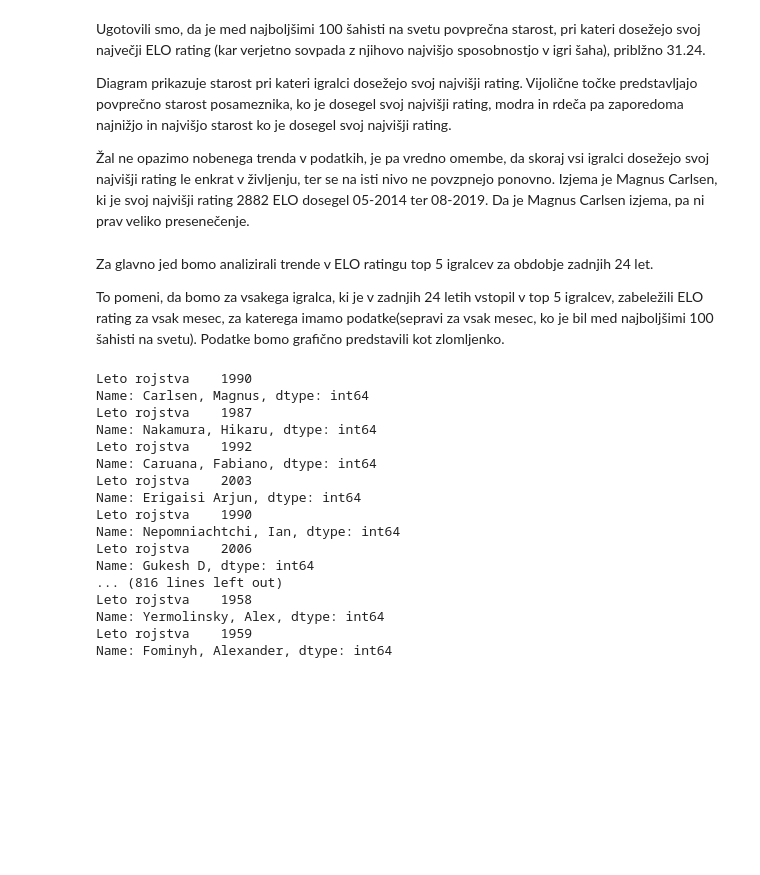
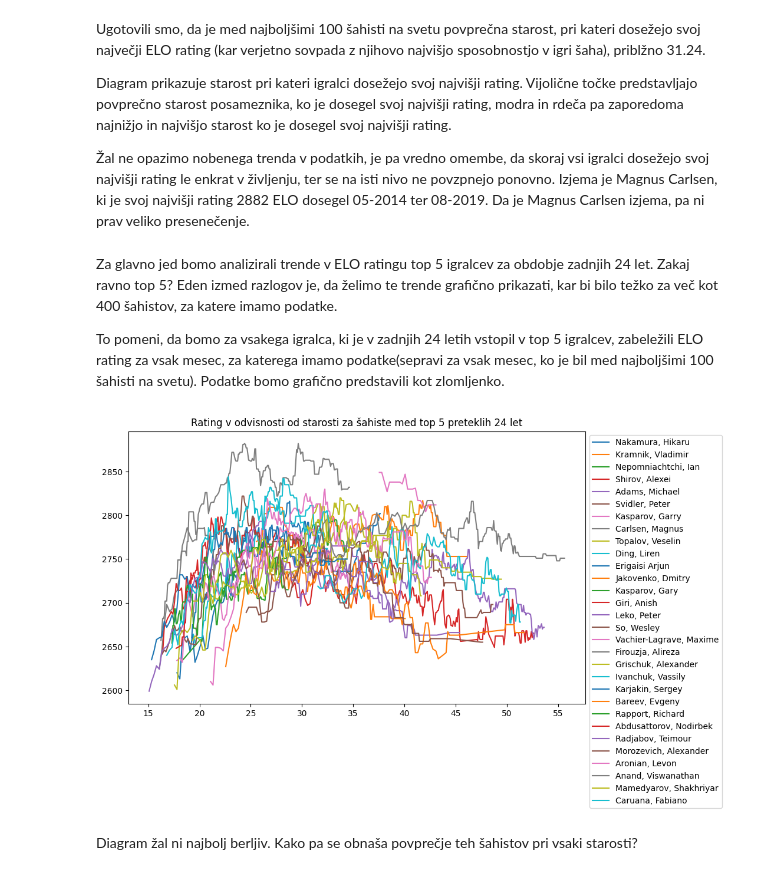
Before and after one commit to HugoTrebse/UVP-projektna-naloga, a Jupyter notebook: analiza.ipynb, the cells around one changed output. Drawn from its saved outputs; the diff is of its cells as text; code cells hidden in the pictures; blank space fills up the shorter version.

```diff
--- a/analiza.ipynb
+++ b/analiza.ipynb
@@ -114,66 +114,61 @@ Diagram prikazuje starost pri kateri igralci dosežejo svoj najvišji rating. Vi
 
 Žal ne opazimo nobenega trenda v podatkih, je pa vredno omembe, da skoraj vsi igralci dosežejo svoj najvišji rating le enkrat v življenju, ter se na isti nivo ne povzpnejo ponovno. Izjema je Magnus Carlsen, ki je svoj najvišji rating 2882 ELO dosegel 05-2014 ter 08-2019. Da je Magnus Carlsen izjema, pa ni prav veliko presenečenje.
 # %% [markdown]
-Za glavno jed bomo analizirali trende v ELO ratingu top 5 igralcev za obdobje zadnjih 24 let.
+Za glavno jed bomo analizirali trende v ELO ratingu top 5 igralcev za obdobje zadnjih 24 let. Zakaj ravno top 5? Eden izmed razlogov je, da želimo te trende grafično prikazati, kar bi bilo težko za več kot 400 šahistov, za katere imamo podatke.
 
 To pomeni, da bomo za vsakega igralca, ki je v zadnjih 24 letih vstopil v top 5 igralcev, zabeležili ELO rating za vsak mesec, za katerega imamo podatke(sepravi za vsak mesec, ko je bil med najboljšimi 100 šahisti na svetu). Podatke bomo grafično predstavili kot zlomljenko.
 # %%
 #Ustvarimo linearno urejenost na datumih
 def datum_to_float(datum):
     mesec = int(datum[0:2])
     leto = int(datum[3:])
     multiplier = 0.08
     return leto + mesec * multiplier
 
 def float_to_datum(float):
     leto = int(float)
     mesec = round((float - leto) * 12.5)
     return f'{mesec}-{leto}'
 
-#Napišimo program, ki zbere vse šahiste, ki so bili v top 5
-sahisti_v_top_5 = set()
-sahisti = pd.read_csv(os.path.join(pot_shallow, 'sahisti'), index_col= 'Ime')
+def datum_to_age_float(datum, age):
+    mesec = int(datum[0:2])
+    leto = int(datum[3:])
+    multiplier = 0.08
+    return leto + mesec * multiplier - age
 
-for sahist in sahisti.iterrows():
-    ime_sahista = sahist[0]
-    leto_rojstva = sahist[1]
-    print
-    print(ime_sahista, leto_rojstva)
-    if sahist == 'Leto rojstva\'' or sahist == 'Leto rojstva':
-        pass
-    else:
-        podatki = pd.read_csv(os.path.join(pot, ime_sahista.replace(' ', '_')))
-        for indeks, vrstica in podatki.iterrows():
-            if vrstica['rank'] < 6:
-                sahisti_v_top_5.add(ime_sahista)
+#Napišimo program, ki zbere vse šahiste, ki so bili v top k-mestih
+def podatki_top_nekaj(k):
+    sahisti_v_top_nekaj = set()
+    sahisti = pd.read_csv(os.path.join(pot_shallow, 'sahisti'), index_col= 'Ime')
+
+    for ime, vrstica1 in sahisti.iterrows():
+        if sahist == 'Leto rojstva\'' or sahist == 'Leto rojstva':
+            pass
+        else:
+            podatki = pd.read_csv(os.path.join(pot, ime.replace(' ', '_')))
+            for indeks, vrstica2 in podatki.iterrows():
+                if vrstica2['rank'] <= k:
+                    sahisti_v_top_nekaj.add((ime, int(vrstica1['Leto rojstva'])))
+    return sahisti_v_top_nekaj
+
 #Vidimo, da je v zadnjih 24 letih 30 različnih šahistov zavzelo mesta med najboljšimi petimi.
+
 #Narišimo sedaj še diagram
 #Najprej naložimo podatke vsakega izmed šahistov:
-# data = {}
-# for ime_sahista in sahisti_v_top_5:
-#     data[ime_sahista] = pd.read_csv(os.path.join(pot, ime_sahista.replace(' ', '_')))
+data_top_5 = {}
+for ime, leto_rojstva in podatki_top_nekaj(5):
+    data_top_5[(ime, leto_rojstva)] = pd.read_csv(os.path.join(pot, ime.replace(' ', '_')))
 
-# #Sedaj podatke grafično predstavimo
+#Sedaj podatke grafično predstavimo
 
-# plot.figure(figsize=(10,6))
+plot.figure(figsize=(10,6))
 
-# for ime_sahista, podatki in data.items():
-#     plot.plot(list(map(datum_to_float, podatki['']))
+for identifying_touple, podatki in data_top_5.items():
+    plot.plot(list(map(lambda x: datum_to_age_float(x, identifying_touple[1]), podatki['datum'])), podatki['rating'], label = identifying_touple[0])
+plot.title('Rating v odvisnosti od starosti za šahiste med top 5 preteklih 24 let')
+plot.legend(loc =  'upper left', bbox_to_anchor=(1,1))
+plot.show()
 # %% [output]
-Leto rojstva    1990
-Name: Carlsen, Magnus, dtype: int64
-Leto rojstva    1987
-Name: Nakamura, Hikaru, dtype: int64
-Leto rojstva    1992
-Name: Caruana, Fabiano, dtype: int64
-Leto rojstva    2003
-Name: Erigaisi Arjun, dtype: int64
-Leto rojstva    1990
-Name: Nepomniachtchi, Ian, dtype: int64
-Leto rojstva    2006
-Name: Gukesh D, dtype: int64
-... (816 lines left out)
-Leto rojstva    1958
-Name: Yermolinsky, Alex, dtype: int64
-Leto rojstva    1959
-Name: Fominyh, Alexander, dtype: int64
+[figure, added]
+# %% [markdown]
+Diagram žal ni najbolj berljiv. Kako pa se obnaša povprečje teh šahistov pri vsaki starosti?
```
Also changed, not shown: parts of 3 cells of this notebook.
